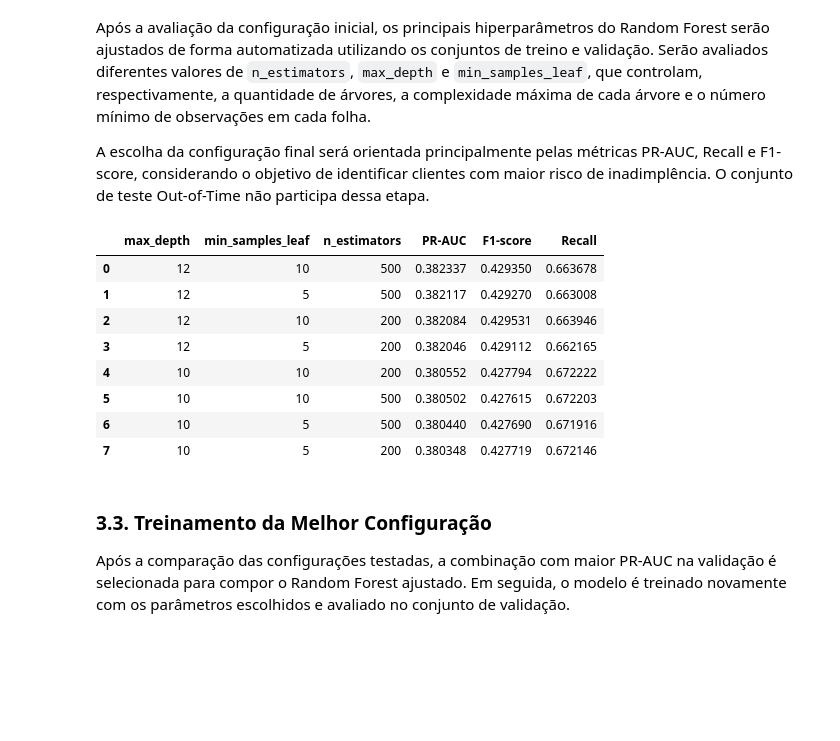
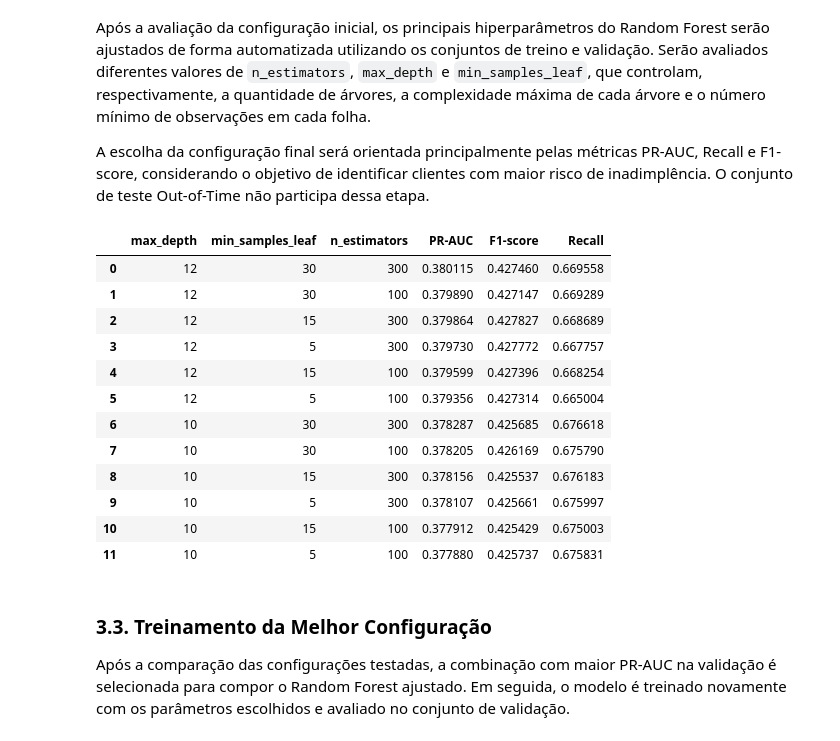
Before and after one commit to Heimrath/TCC-Inadimplencia-de-Credito, a Jupyter notebook: 03_Modelagem.ipynb, the cells around one changed output. Cells and saved outputs as stored; diff of their text form; code cells hidden in the pictures; blank space fills up the shorter version.

```diff
--- a/03_Modelagem.ipynb
+++ b/03_Modelagem.ipynb
@@ -188,49 +187,53 @@ from sklearn.ensemble import RandomForestClassifier
 from sklearn.metrics import average_precision_score, f1_score, recall_score
 
 param_grid_rf = {
-    "n_estimators": [200, 500],
+    "n_estimators": [100, 300],
     "max_depth": [10, 12],
-    "min_samples_leaf": [5, 10],
+    "min_samples_leaf": [5, 15, 30],
 }
 
 rf_tuning_results = []
 
 for params in ParameterGrid(param_grid_rf):
     model = RandomForestClassifier(
         **params,
         class_weight="balanced",
         random_state=42,
         n_jobs=-1,
     )
 
     model.fit(X_train, y_train)
     y_pred = model.predict(X_val)
     y_proba = model.predict_proba(X_val)[:, 1]
 
     rf_tuning_results.append({
         **params,
         "PR-AUC": average_precision_score(y_val, y_proba),
         "F1-score": f1_score(y_val, y_pred),
         "Recall": recall_score(y_val, y_pred),
     })
 
 rf_tuning_results_df = (
     pd.DataFrame(rf_tuning_results)
     .sort_values("PR-AUC", ascending=False)
     .reset_index(drop=True)
 )
 
 rf_tuning_results_df
 # %% [output]
 |  | max_depth | min_samples_leaf | n_estimators | PR-AUC | F1-score | Recall |
-| 0 | 12 | 10 | 500 | 0.382337 | 0.429350 | 0.663678 |
-| 1 | 12 | 5 | 500 | 0.382117 | 0.429270 | 0.663008 |
-| 2 | 12 | 10 | 200 | 0.382084 | 0.429531 | 0.663946 |
-| 3 | 12 | 5 | 200 | 0.382046 | 0.429112 | 0.662165 |
-| 4 | 10 | 10 | 200 | 0.380552 | 0.427794 | 0.672222 |
-| 5 | 10 | 10 | 500 | 0.380502 | 0.427615 | 0.672203 |
-| 6 | 10 | 5 | 500 | 0.380440 | 0.427690 | 0.671916 |
-| 7 | 10 | 5 | 200 | 0.380348 | 0.427719 | 0.672146 |
+| 0 | 12 | 30 | 300 | 0.380115 | 0.427460 | 0.669558 |
+| 1 | 12 | 30 | 100 | 0.379890 | 0.427147 | 0.669289 |
+| 2 | 12 | 15 | 300 | 0.379864 | 0.427827 | 0.668689 |
+| 3 | 12 | 5 | 300 | 0.379730 | 0.427772 | 0.667757 |
+| 4 | 12 | 15 | 100 | 0.379599 | 0.427396 | 0.668254 |
+| 5 | 12 | 5 | 100 | 0.379356 | 0.427314 | 0.665004 |
+| 6 | 10 | 30 | 300 | 0.378287 | 0.425685 | 0.676618 |
+| 7 | 10 | 30 | 100 | 0.378205 | 0.426169 | 0.675790 |
+| 8 | 10 | 15 | 300 | 0.378156 | 0.425537 | 0.676183 |
+| 9 | 10 | 5 | 300 | 0.378107 | 0.425661 | 0.675997 |
+| 10 | 10 | 15 | 100 | 0.377912 | 0.425429 | 0.675003 |
+| 11 | 10 | 5 | 100 | 0.377880 | 0.425737 | 0.675831 |
 # %% [markdown]
 ### 3.3. Treinamento da Melhor Configuração
 
```
Also changed, not shown: parts of 22 cells of this notebook.
